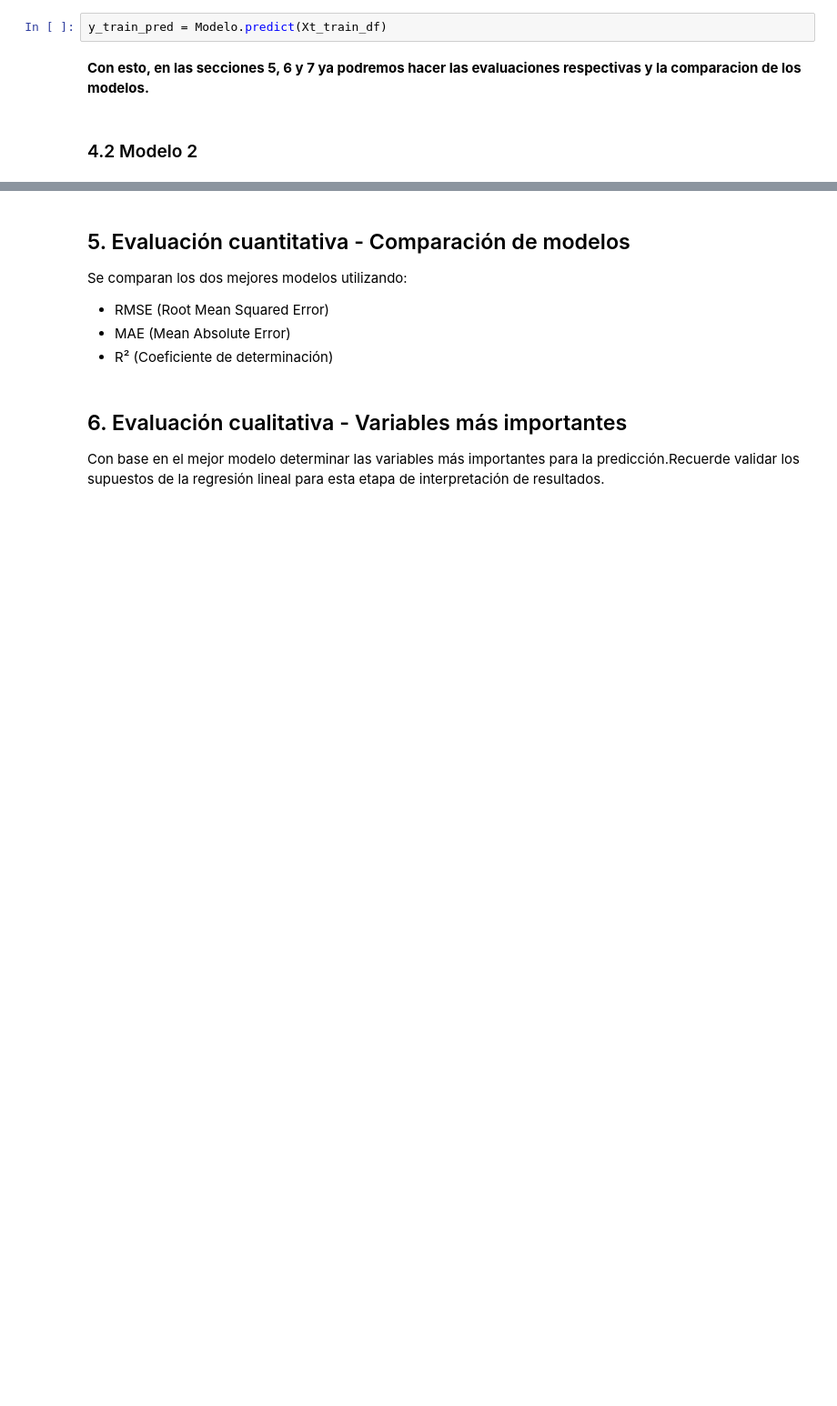
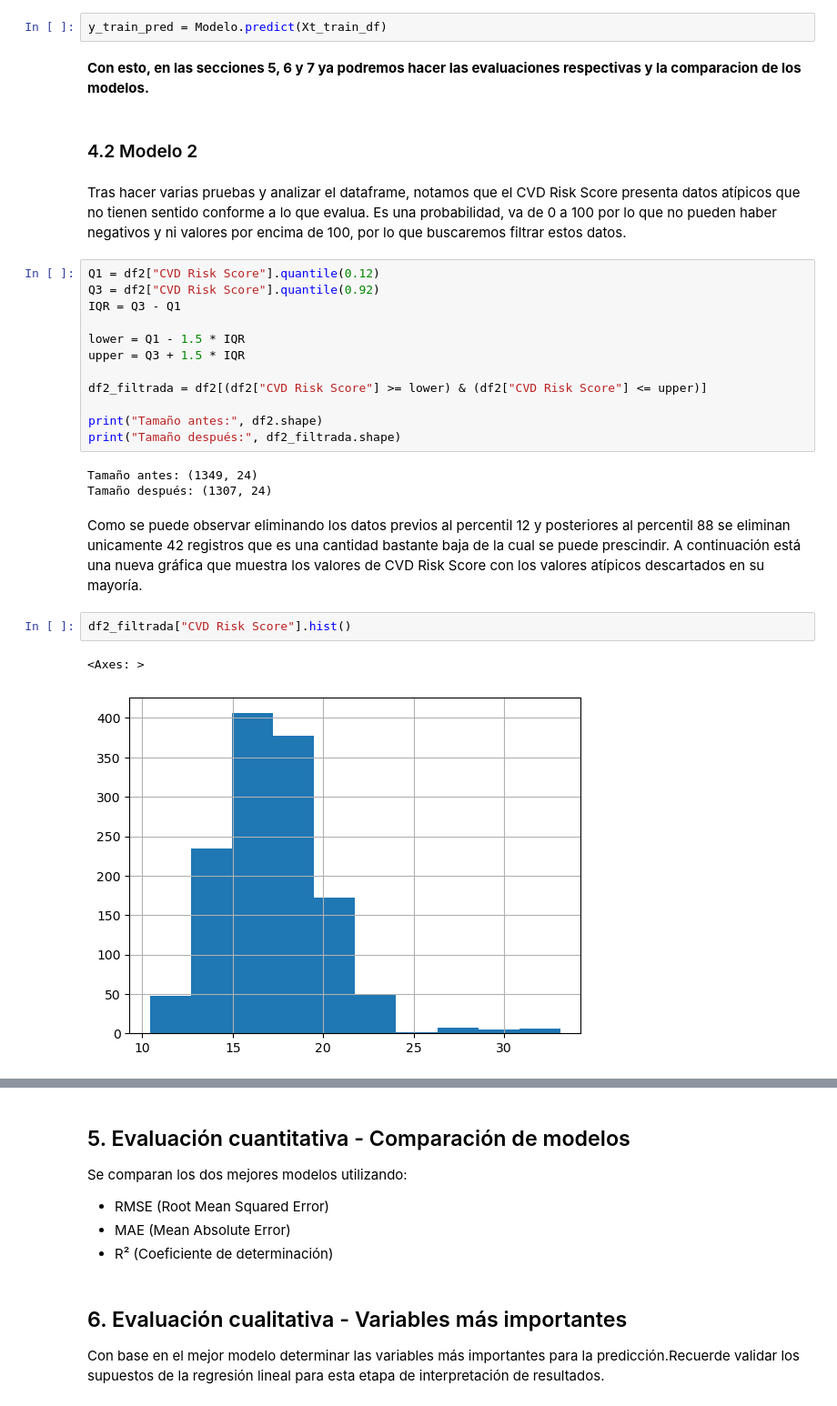
Before and after one commit to lfelipesales/Laboratorios-AprendizajeDeMaquina, a Jupyter notebook: LAB1/Laboratorio1.ipynb, the cells around one changed output, grey strips where cells are left out. Shown at 91% size. Saved outputs shown, nothing was run; the diff lists cells and outputs as text; blank space fills up the shorter version.

```diff
--- a/LAB1/Laboratorio1.ipynb
+++ b/LAB1/Laboratorio1.ipynb
@@ -468,3 +468,27 @@ y_train_pred = Modelo.predict(Xt_train_df)
 **Con esto, en las secciones 5, 6 y 7 ya podremos hacer las evaluaciones respectivas y la comparacion de los modelos.**
 # %% [markdown]
 ### 4.2 Modelo 2
+# %% [markdown]
+Tras hacer varias pruebas y analizar el dataframe, notamos que el CVD Risk Score presenta datos atípicos que no tienen sentido conforme a lo que evalua. Es una probabilidad, va de 0 a 100 por lo que no pueden haber negativos y ni valores por encima de 100, por lo que buscaremos filtrar estos datos.
+# %%
+Q1 = df2["CVD Risk Score"].quantile(0.12)
+Q3 = df2["CVD Risk Score"].quantile(0.92)
+IQR = Q3 - Q1
+
+lower = Q1 - 1.5 * IQR
+upper = Q3 + 1.5 * IQR
+
+df2_filtrada = df2[(df2["CVD Risk Score"] >= lower) & (df2["CVD Risk Score"] <= upper)]
+
+print("Tamaño antes:", df2.shape)
+print("Tamaño después:", df2_filtrada.shape)
+# %% [output]
+Tamaño antes: (1349, 24)
+Tamaño después: (1307, 24)
+# %% [markdown]
+Como se puede observar eliminando los datos previos al percentil 12 y posteriores al percentil 88 se eliminan unicamente 42 registros que es una cantidad bastante baja de la cual se puede prescindir. A continuación está una nueva gráfica que muestra los valores de CVD Risk Score con los valores atípicos descartados en su mayoría.
+# %%
+df2_filtrada["CVD Risk Score"].hist()
+# %% [output]
+<Axes: >
+[figure, added]
```
Also changed, not shown: parts of 7 cells of this notebook.
